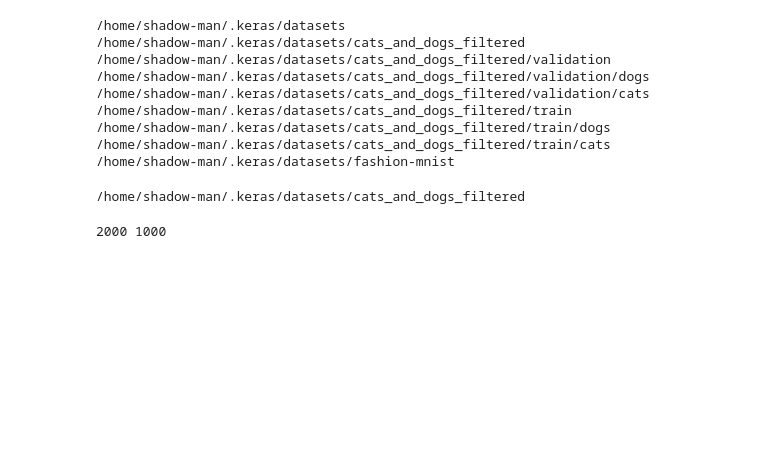
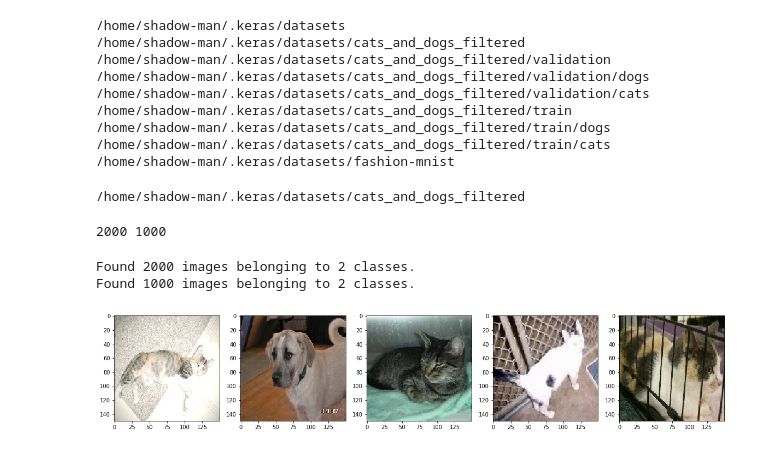
Before and after one commit to ManishAradwad/ML_Stuff, a Jupyter notebook: Courses and Projects/Intro to Tensorflow for DeepLearning/CatsVSDogsWithoutDataAugmentation.ipynb, the cells around one changed output. Saved outputs shown, nothing was run; the diff lists cells and outputs as text; code cells hidden in the pictures; blank space fills up the shorter version.

```diff
--- a/Courses and Projects/Intro to Tensorflow for DeepLearning/CatsVSDogsWithoutDataAugmentation.ipynb
+++ b/Courses and Projects/Intro to Tensorflow for DeepLearning/CatsVSDogsWithoutDataAugmentation.ipynb
@@ -42,3 +42,34 @@ num_val = num_cats_val + num_dogs_val
 print(num_tr,num_val)
 # %% [output]
 2000 1000
+# %%
+BATCH_SIZE = 32
+IMG_SIZE = 150
+train_image_generator = ImageDataGenerator(rescale = 1.0/255)
+val_image_generator = ImageDataGenerator(rescale = 1.0/255)
+# %%
+train_data_gen = train_image_generator.flow_from_directory(batch_size = BATCH_SIZE,
+                                                          shuffle=True,
+                                                          directory = train_dir,
+                                                          target_size=(IMG_SIZE,IMG_SIZE),
+                                                          class_mode='binary')
+val_data_gen = val_image_generator.flow_from_directory(batch_size = BATCH_SIZE,
+                                                      target_size = (IMG_SIZE,IMG_SIZE),
+                                                      shuffle = False,
+                                                      directory=validation_dir)
+# %% [output]
+Found 2000 images belonging to 2 classes.
+Found 1000 images belonging to 2 classes.
+# %%
+sample_training_images, _ = next(train_data_gen)
+# %%
+def plot_images(images_arr):
+    fig,axes = plt.subplots(1,5,figsize=(20,20))
+    axes = axes.flatten()
+    for img,ax in zip(images_arr,axes):
+        ax.imshow(img)
+#     plt.tight_layout()
+    plt.show()
+plot_images(sample_training_images)
+# %% [output]
+[figure, added]
```
Also changed, not shown: parts of 4 cells of this notebook, 3 other files.
